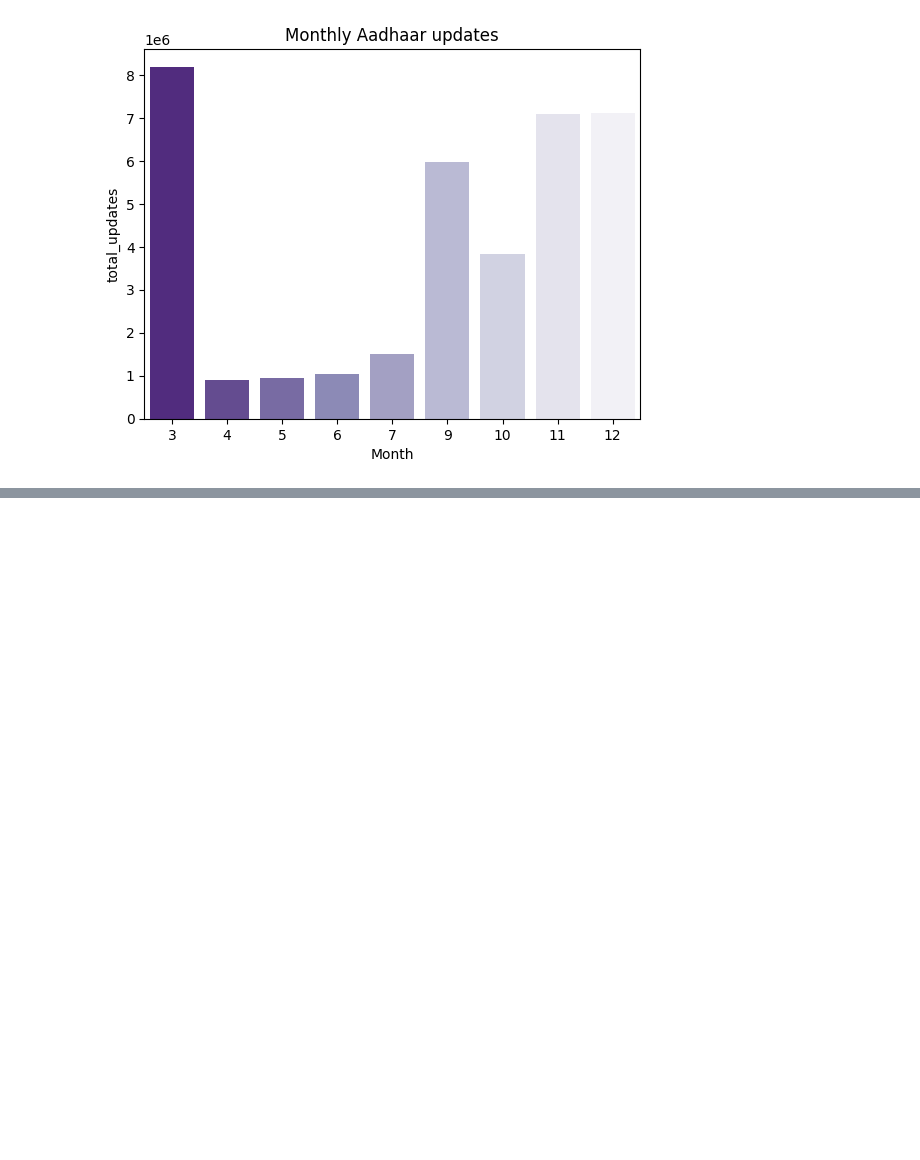
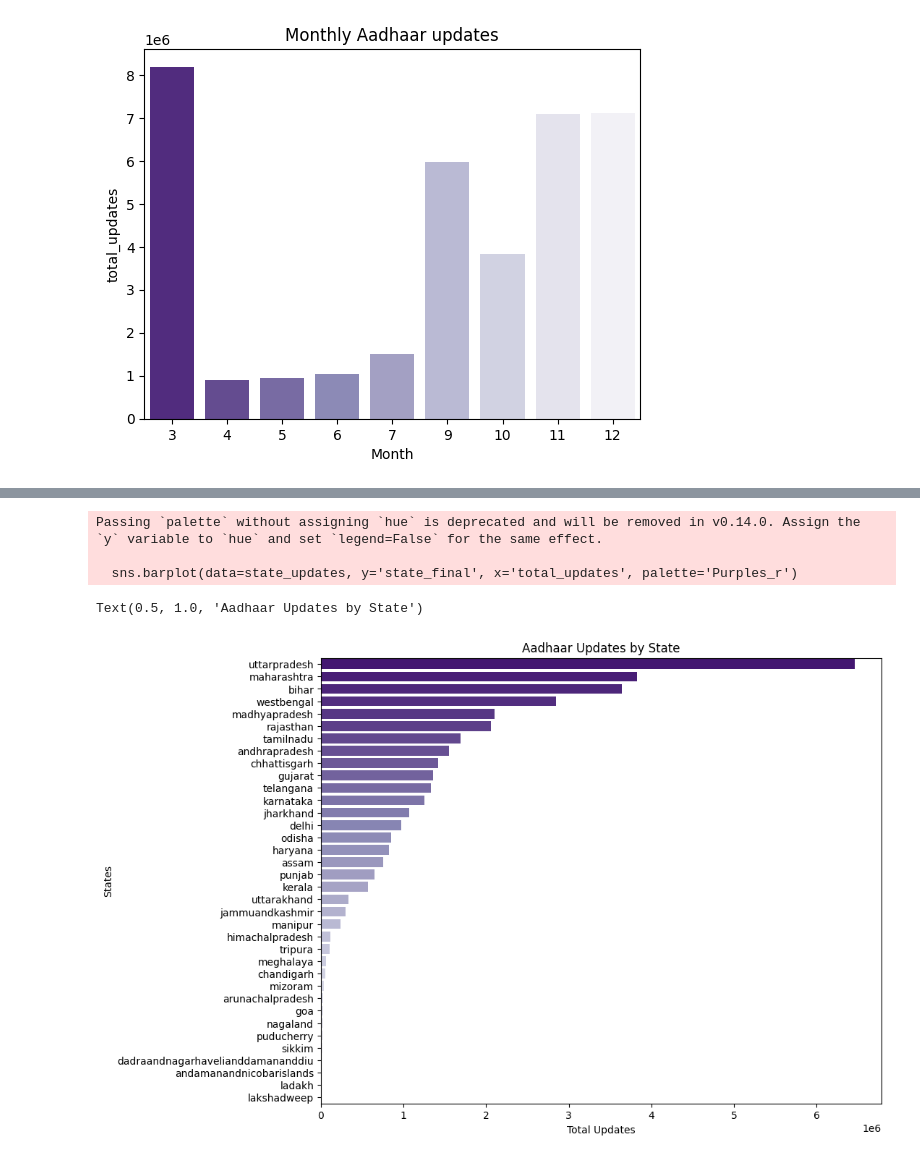
Before and after one commit to Mahii0107/aadhaar-analysis, a Jupyter notebook: Demographic.ipynb, the cells around one changed output, grey strips where cells are left out. Drawn from its saved outputs; the diff is of its cells as text; code cells hidden in the pictures; blank space fills up the shorter version.

```diff
--- a/Demographic.ipynb
+++ b/Demographic.ipynb
@@ -331,0 +469,6 @@ Text(0.5, 0, 'Month')
+# %%
+# Which states have highest/lowest updates?
+state_updates = df.groupby('state_final')['total_updates'].sum().reset_index()
+state_updates = pd.DataFrame(state_updates)
+state_updates = state_updates.sort_values(by='total_updates', ascending=False)
+state_updates
@@ -331,0 +512,12 @@ Text(0.5, 0, 'Month')
+# %%
+plt.figure(figsize=(10,8))
+sns.barplot(data=state_updates, y='state_final', x='total_updates', palette='Purples_r')
+plt.xlabel('Total Updates')
+plt.ylabel('States')
+plt.title('Aadhaar Updates by State')
+# %% [output]
+Passing `palette` without assigning `hue` is deprecated and will be removed in v0.14.0. Assign the `y` variable to `hue` and set `legend=False` for the same effect.
+
+  sns.barplot(data=state_updates, y='state_final', x='total_updates', palette='Purples_r')
+Text(0.5, 1.0, 'Aadhaar Updates by State')
+[figure, added]
```
Also changed, not shown: parts of 21 cells of this notebook.
